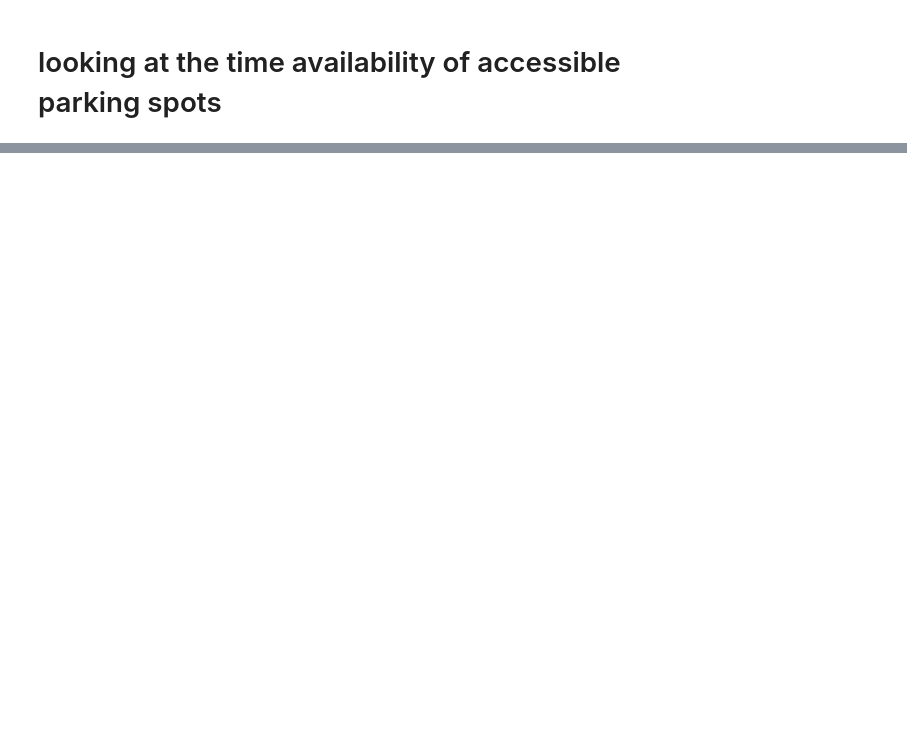
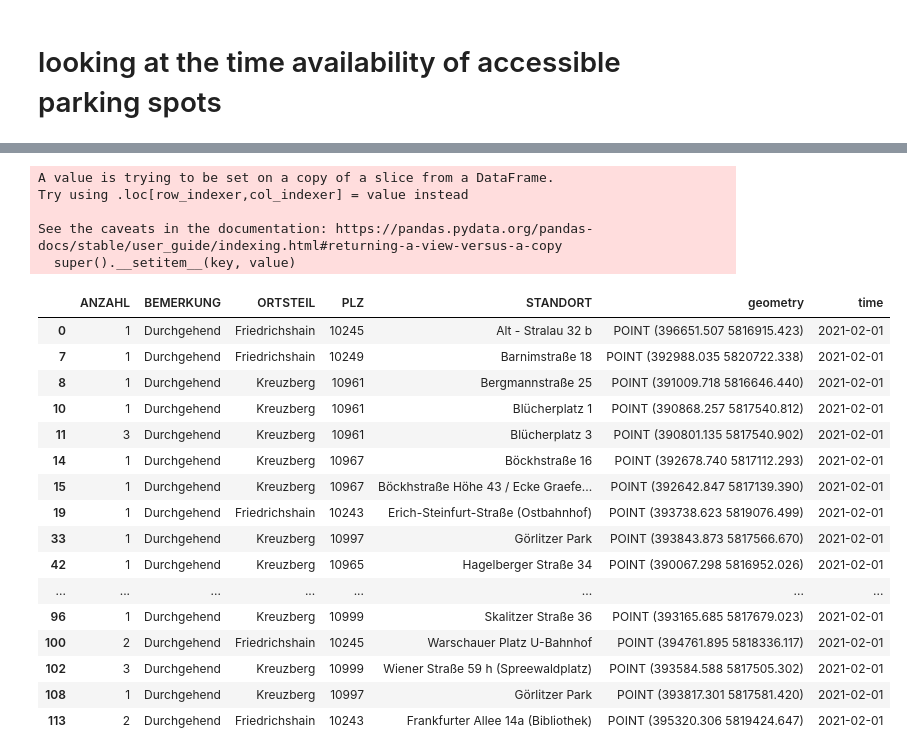
Before and after one commit to lelilia/data-ambassadors-parking-project, a Jupyter notebook: scripts/parking_spaces_for_disapbled_persons_exploration.ipynb, the cells around one changed output, grey strips where cells are left out. Drawn from its saved outputs; the diff is of its cells as text; code cells hidden in the pictures; blank space fills up the shorter version.

```diff
--- a/scripts/parking_spaces_for_disapbled_persons_exploration.ipynb
+++ b/scripts/parking_spaces_for_disapbled_persons_exploration.ipynb
@@ -170,0 +396,27 @@ df_acc_per_lor.head()
+# %%
+df2_with_timestamp = df_accessible[df_accessible.BEMERKUNG == "Durchgehend"]
+df2_with_timestamp["time"] = pd.to_datetime("2021-02-01")
+df2_with_timestamp
+# %% [output]
+A value is trying to be set on a copy of a slice from a DataFrame.
+Try using .loc[row_indexer,col_indexer] = value instead
+
+See the caveats in the documentation: https://pandas.pydata.org/pandas-docs/stable/user_guide/indexing.html#returning-a-view-versus-a-copy
+  super().__setitem__(key, value)
+|  | ANZAHL | BEMERKUNG | ORTSTEIL | PLZ | STANDORT | geometry | time |
+| 0 | 1 | Durchgehend | Friedrichshain | 10245 | Alt - Stralau 32 b | POINT (396651.507 5816915.423) | 2021-02-01 |
+| 7 | 1 | Durchgehend | Friedrichshain | 10249 | Barnimstraße 18 | POINT (392988.035 5820722.338) | 2021-02-01 |
+| 8 | 1 | Durchgehend | Kreuzberg | 10961 | Bergmannstraße 25 | POINT (391009.718 5816646.440) | 2021-02-01 |
+| 10 | 1 | Durchgehend | Kreuzberg | 10961 | Blücherplatz 1 | POINT (390868.257 5817540.812) | 2021-02-01 |
+| 11 | 3 | Durchgehend | Kreuzberg | 10961 | Blücherplatz 3 | POINT (390801.135 5817540.902) | 2021-02-01 |
+| 14 | 1 | Durchgehend | Kreuzberg | 10967 | Böckhstraße 16 | POINT (392678.740 5817112.293) | 2021-02-01 |
+| 15 | 1 | Durchgehend | Kreuzberg | 10967 | Böckhstraße Höhe 43 / Ecke Graefe... | POINT (392642.847 5817139.390) | 2021-02-01 |
+| 19 | 1 | Durchgehend | Friedrichshain | 10243 | Erich-Steinfurt-Straße (Ostbahnhof) | POINT (393738.623 5819076.499) | 2021-02-01 |
+| 33 | 1 | Durchgehend | Kreuzberg | 10997 | Görlitzer Park | POINT (393843.873 5817566.670) | 2021-02-01 |
+| 42 | 1 | Durchgehend | Kreuzberg | 10965 | Hagelberger Straße 34 | POINT (390067.298 5816952.026) | 2021-02-01 |
+| ... | ... | ... | ... | ... | ... | ... | ... |
+| 96 | 1 | Durchgehend | Kreuzberg | 10999 | Skalitzer Straße 36 | POINT (393165.685 5817679.023) | 2021-02-01 |
+| 100 | 2 | Durchgehend | Friedrichshain | 10245 | Warschauer Platz U-Bahnhof | POINT (394761.895 5818336.117) | 2021-02-01 |
+| 102 | 3 | Durchgehend | Kreuzberg | 10999 | Wiener Straße 59 h (Spreewaldplatz) | POINT (393584.588 5817505.302) | 2021-02-01 |
+| 108 | 1 | Durchgehend | Kreuzberg | 10997 | Görlitzer Park | POINT (393817.301 5817581.420) | 2021-02-01 |
+| 113 | 2 | Durchgehend | Friedrichshain | 10243 | Frankfurter Allee 14a (Bibliothek) | POINT (395320.306 5819424.647) | 2021-02-01 |
```
Also changed, not shown: parts of 31 cells of this notebook, 1 other file.
